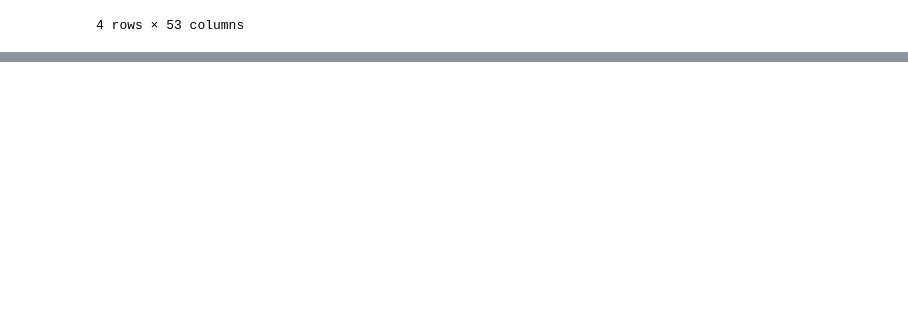
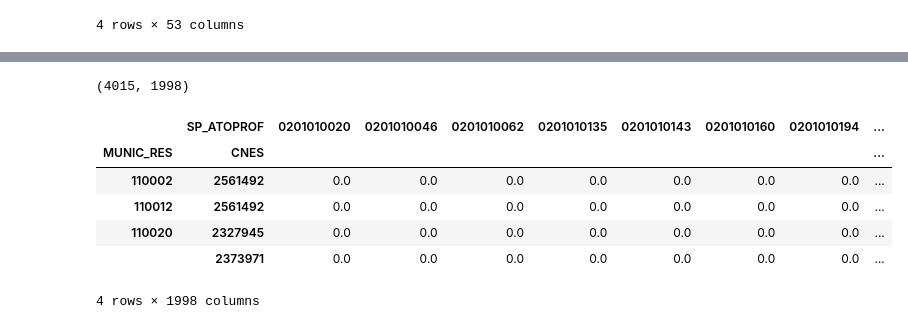
Before and after one commit to humbertocarmona/pyopensus, a Jupyter notebook: notebooks/fluxsus_tests.ipynb, the cells around one changed output, grey strips where cells are left out. Saved outputs shown, nothing was run; the diff lists cells and outputs as text; code cells hidden in the pictures; blank space fills up the shorter version.

```diff
--- a/notebooks/fluxsus_tests.ipynb
+++ b/notebooks/fluxsus_tests.ipynb
@@ -383,0 +385,14 @@ sqlalchemy.engine.base.Engine
+# %%
+# -- c2h (services)
+c2h_services = edgelist_services_c2h(sih_engine, start_date, final_date)
+print(c2h_services.shape)
+c2h_services.head(4)
+# %% [output]
+(4015, 1998)
+|  | SP_ATOPROF | 0201010020 | 0201010046 | 0201010062 | 0201010135 | 0201010143 | 0201010160 | 0201010194 | ... |
+| MUNIC_RES | CNES |  |  |  |  |  |  |  | ... |
+| 110002 | 2561492 | 0.0 | 0.0 | 0.0 | 0.0 | 0.0 | 0.0 | 0.0 | ... |
+| 110012 | 2561492 | 0.0 | 0.0 | 0.0 | 0.0 | 0.0 | 0.0 | 0.0 | ... |
+| 110020 | 2327945 | 0.0 | 0.0 | 0.0 | 0.0 | 0.0 | 0.0 | 0.0 | ... |
+|  | 2373971 | 0.0 | 0.0 | 0.0 | 0.0 | 0.0 | 0.0 | 0.0 | ... |
+4 rows × 1998 columns
```
Also changed, not shown: parts of 40 cells of this notebook, 1 other file.
